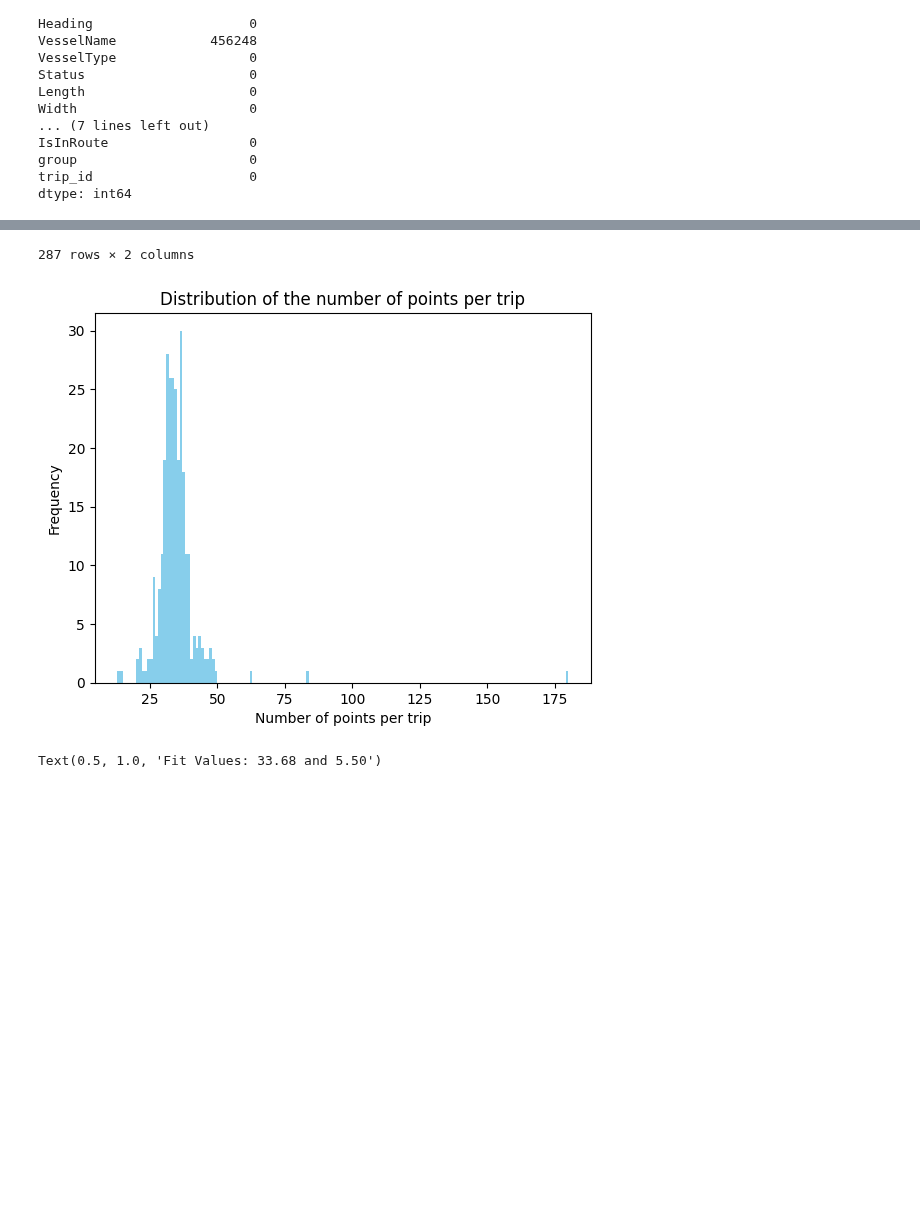
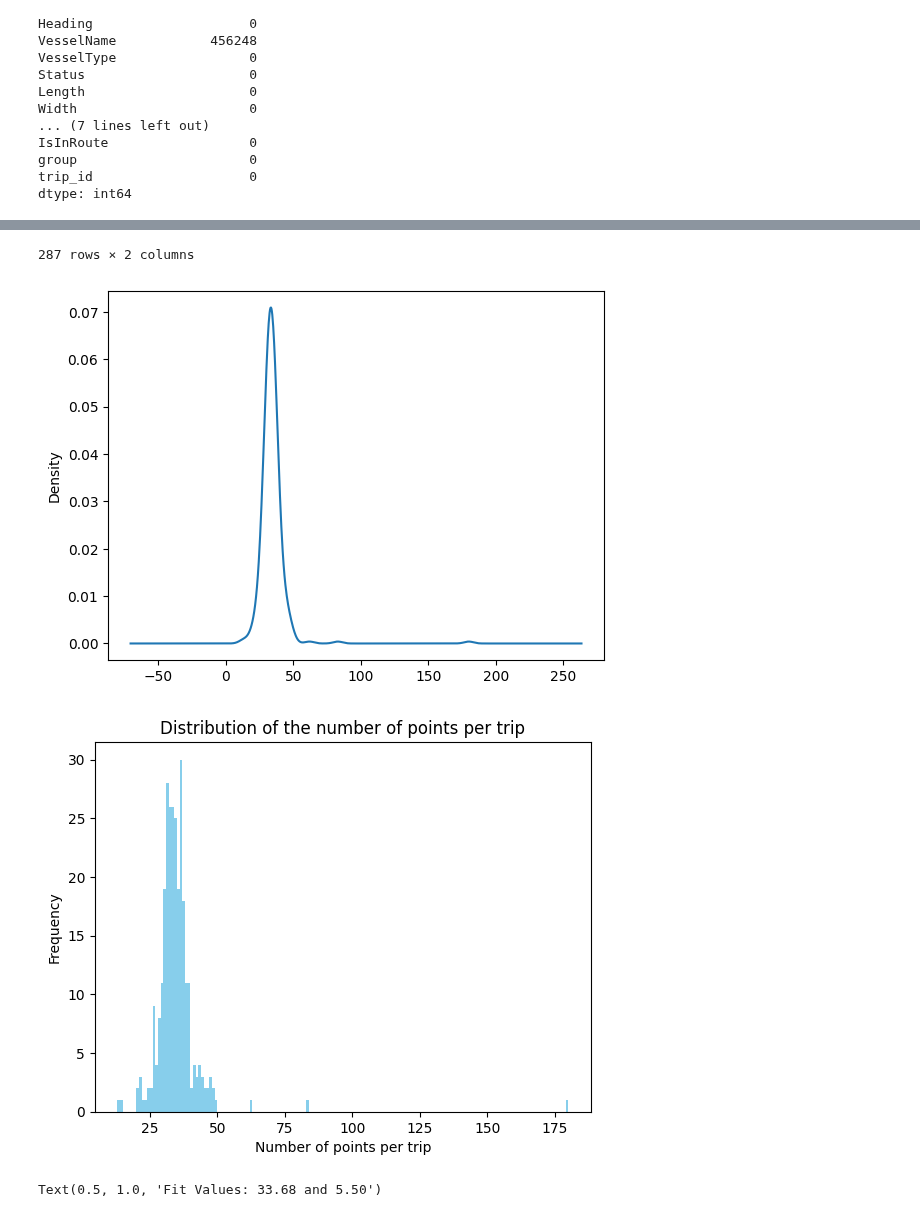
Before and after one commit to Accazeta/AIS_data_analysis, a Jupyter notebook: src/Time_series_clustering.ipynb, the cells around one changed output, grey strips where cells are left out. Drawn from its saved outputs; the diff is of its cells as text; code cells hidden in the pictures; blank space fills up the shorter version.

Commit message:
First step... Towards the end! General refactoring Fixed code that generated an annoying warning

```diff
--- a/src/Time_series_clustering.ipynb
+++ b/src/Time_series_clustering.ipynb
@@ -81,3 +82,8 @@ IsInRoute                  0
 group                      0
 trip_id                    0
 dtype: int64
+# %%
+# all the trips of the chosen route are separated in a list
+# create a single dataframe with all of them together
+myDF = pd.concat(trips_list, ignore_index=True, axis=0)
+display(myDF.head())
@@ -84,33 +98,35 @@ dtype: int64
 # %%
-# all the trips of the chosen route are separated in a list
-# create a single dataframe with all of them together
-testDF = pd.concat(trips_list, ignore_index=True, axis=0)
-points_per_trip = testDF['trip_id'].value_counts().reset_index(name='count')
+# for each trip_id, extract how many points where generated
+points_per_trip = myDF['trip_id'].value_counts().reset_index(name='count')
 
 display(points_per_trip)
 
+# plot the kde approximation of the distribution of the amount of points per trip
+points_per_trip["count"].plot(kind="kde")
+# plot a more precise histogram of the same distribution
 plt.figure()
 plt.hist(points_per_trip['count'],
          bins=range(min(points_per_trip['count']), max(points_per_trip['count']) + 1, 1), # from, to, step
          color='skyblue')
 plt.xlabel('Number of points per trip')
 plt.ylabel('Frequency')
 plt.title('Distribution of the number of points per trip')
 plt.show()
 # %% [output]
 |  | trip_id | count |
 | 0 | 2411 | 180 |
 | 1 | 2404 | 83 |
 | 2 | 5580 | 62 |
 | 3 | 29413 | 49 |
 | 4 | 29829 | 48 |
 | ... | ... | ... |
 | 282 | 30323 | 21 |
 | 283 | 30246 | 20 |
 | 284 | 30321 | 20 |
 | 285 | 29962 | 14 |
 | 286 | 29894 | 13 |
 287 rows × 2 columns
-[figure, old version]
+[figure, new version]
+[figure, added]
 # %%
 import scipy.stats as stats
```
Also changed, not shown: parts of 14 cells of this notebook, 2 other files.
